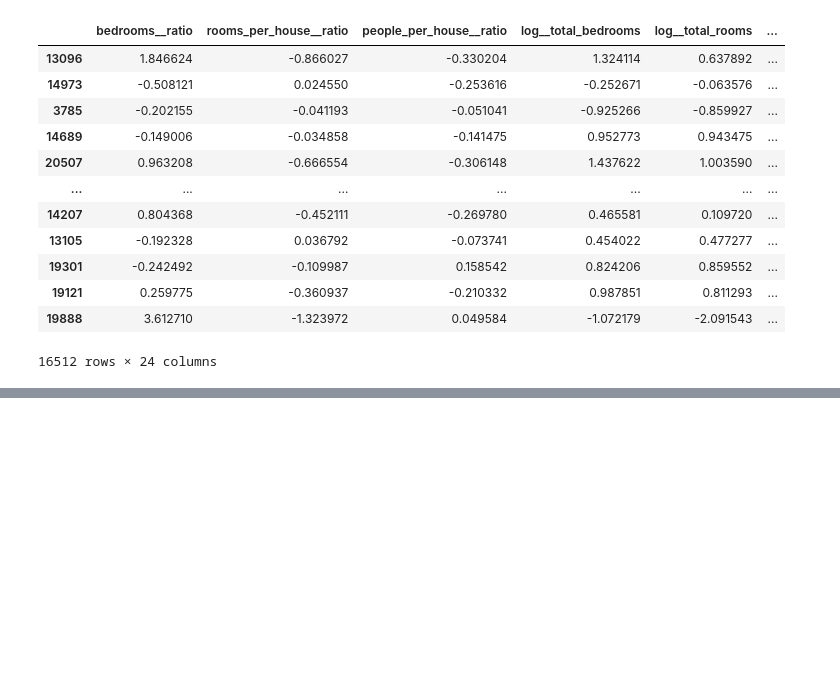
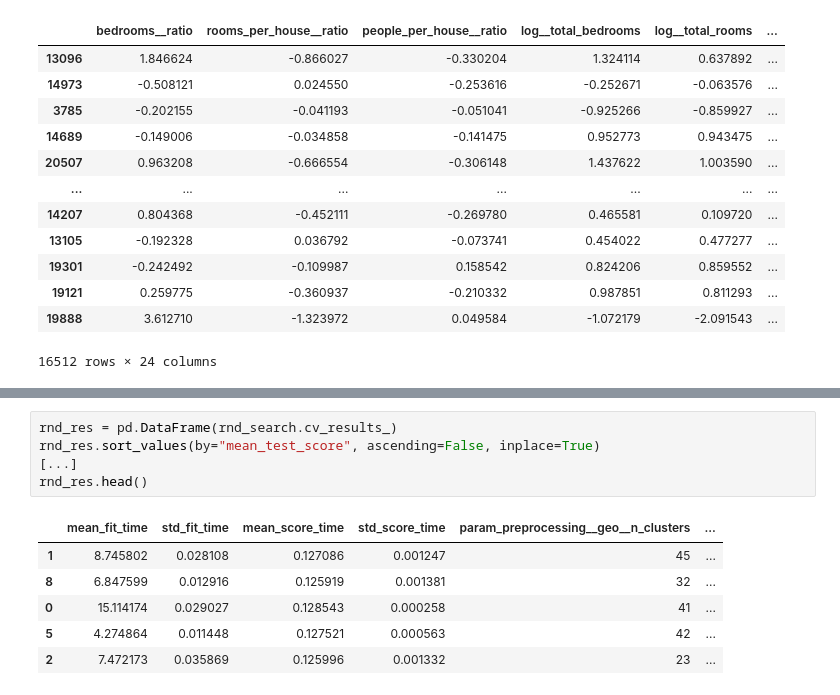
Before and after one commit to be-ayush/ai-ml-learning, a Jupyter notebook: HOML/HOML3_Chapter2_E2E_Machine_Learning_Project.ipynb, the cells around one changed output, grey strips where cells are left out. Saved outputs shown, nothing was run; the diff lists cells and outputs as text; blank space fills up the shorter version.

```diff
--- a/HOML/HOML3_Chapter2_E2E_Machine_Learning_Project.ipynb
+++ b/HOML/HOML3_Chapter2_E2E_Machine_Learning_Project.ipynb
@@ -623,0 +812,12 @@ housing_prepared_df
+# %%
+rnd_res = pd.DataFrame(rnd_search.cv_results_)
+rnd_res.sort_values(by="mean_test_score", ascending=False, inplace=True)
+[...]
+rnd_res.head()
+# %% [output]
+|  | mean_fit_time | std_fit_time | mean_score_time | std_score_time | param_preprocessing__geo__n_clusters | ... |
+| 1 | 8.745802 | 0.028108 | 0.127086 | 0.001247 | 45 | ... |
+| 8 | 6.847599 | 0.012916 | 0.125919 | 0.001381 | 32 | ... |
+| 0 | 15.114174 | 0.029027 | 0.128543 | 0.000258 | 41 | ... |
+| 5 | 4.274864 | 0.011448 | 0.127521 | 0.000563 | 42 | ... |
+| 2 | 7.472173 | 0.035869 | 0.125996 | 0.001332 | 23 | ... |
```
Also changed, not shown: parts of 24 cells of this notebook.
